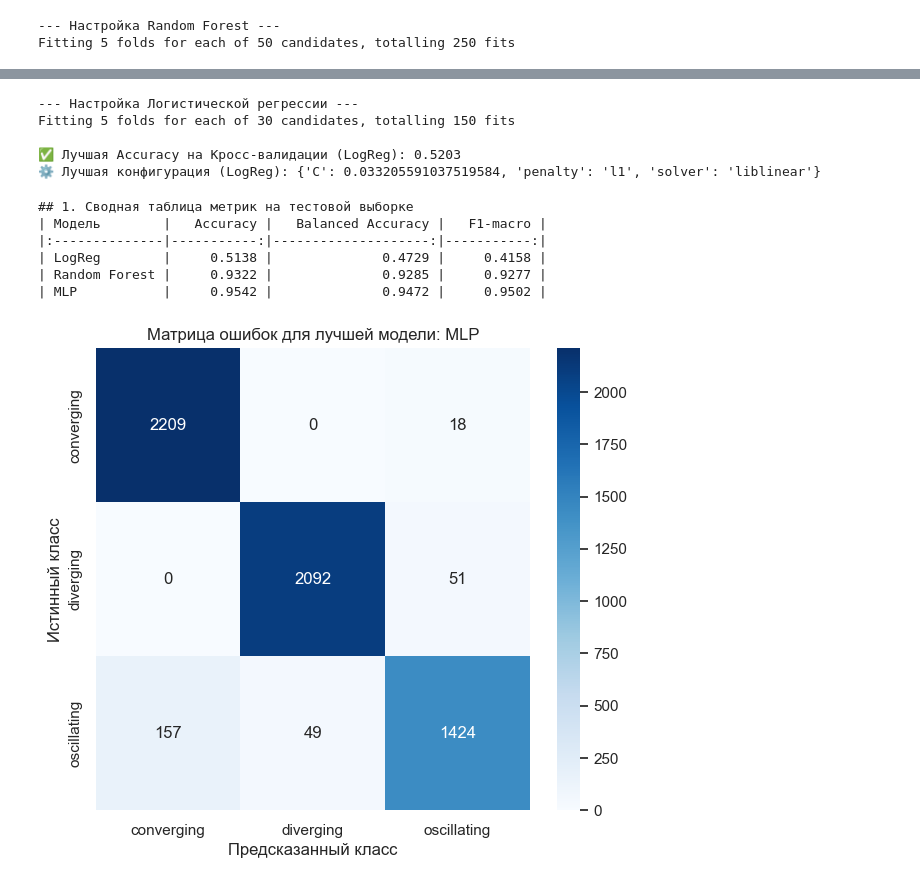
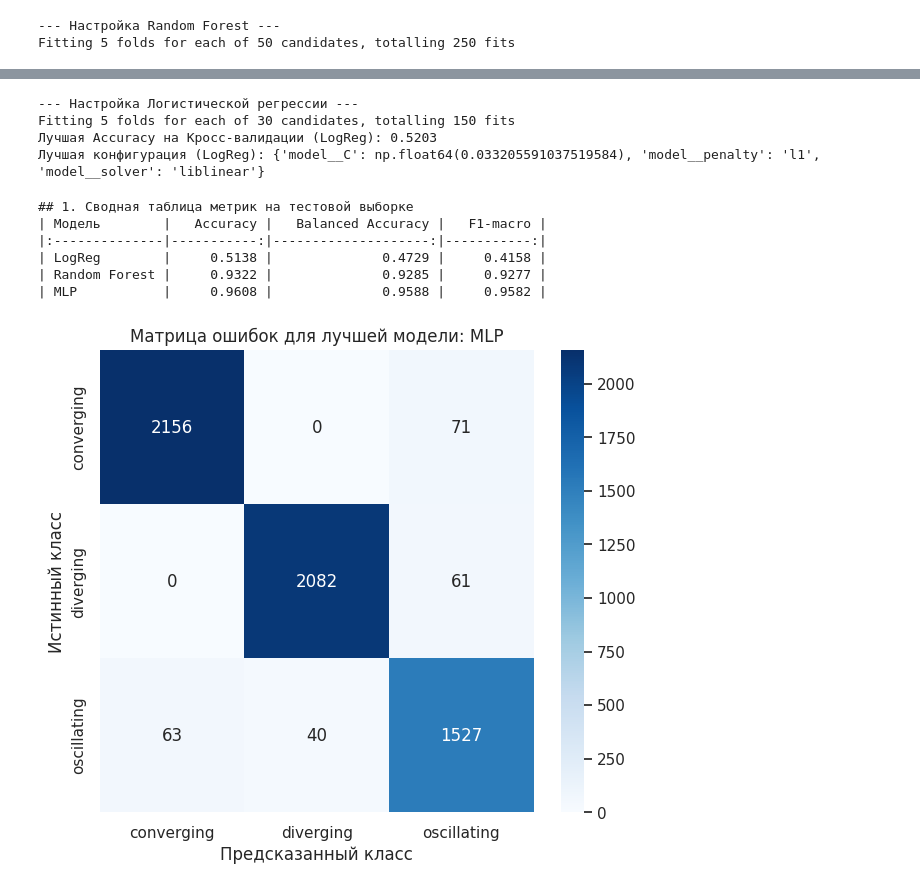
Before and after one commit to mika23252/ML_task, a Jupyter notebook: ml.ipynb, the cells around one changed output, grey strips where cells are left out. Drawn from its saved outputs; the diff is of its cells as text; code cells hidden in the pictures.

```diff
--- a/ml.ipynb
+++ b/ml.ipynb
@@ -269,7 +246,7 @@ rf_tuned = RandomizedSearchCV(
 )
 
 print("--- Настройка Random Forest ---")
-rf_tuned.fit(X_train_scaled, y_train)
+rf_tuned.fit(X_train, y_train)
 
 # Вывод лучших результатов
 best_rf_params = rf_tuned.best_params_
@@ -326,23 +325,24 @@ Fitting 5 folds for each of 30 candidates, totalling 150 fits
 # %%
-from sklearn.model_selection import RandomizedSearchCV, StratifiedKFold
-from scipy.stats import loguniform, uniform
-import numpy as np
-
-# Используем 5-кратную стратифицированную кросс-валидацию
-cv = StratifiedKFold(n_splits=5, shuffle=True, random_state=42)
+logreg_pipeline = Pipeline([
+    ("scaler", StandardScaler()),
+    ("model", LogisticRegression(
+        max_iter=1000,
+        random_state=42
+    ))
+])
 
 # Диапазоны гиперпараметров для Логистической регрессии
 param_dist_logreg = {
     # C (обратная сила регуляризации): ищем в логарифмическом масштабе,
     # так как важен порядок величины (от 0.001 до 100)
-    'C': loguniform(0.001, 100),
-    'penalty': ['l2', 'l1'], # L1 или L2 регуляризация
-    'solver': ['liblinear', 'saga'] # Поддерживают L1 и L2
+    'model__C': loguniform(0.001, 100),
+    'model__penalty': ['l2', 'l1'], # L1 или L2 регуляризация
+    'model__solver': ['liblinear', 'saga'] # Поддерживают L1 и L2
 }
 
 # Инициализация RandomizedSearchCV
 logreg_tuned = RandomizedSearchCV(
-    estimator=LogisticRegression(max_iter=1000, random_state=42),
+    estimator=logreg_pipeline,
     param_distributions=param_dist_logreg,
     n_iter=30, # Количество различных комбинаций для проверки
     cv=cv,
@@ -354,32 +354,31 @@ logreg_tuned = RandomizedSearchCV(
 
 print("--- Настройка Логистической регрессии ---")
 # Используем масштабированные данные
-logreg_tuned.fit(X_train_scaled, y_train)
+logreg_tuned.fit(X_train, y_train)
 
 # Вывод лучших результатов
 best_logreg_params = logreg_tuned.best_params_
 best_logreg_score = logreg_tuned.best_score_
 
-print(f"\n✅ Лучшая Accuracy на Кросс-валидации (LogReg): {best_logreg_score:.4f}")
-print(f"⚙️ Лучшая конфигурация (LogReg): {best_logreg_params}")
+print(f"Лучшая Accuracy на Кросс-валидации (LogReg): {best_logreg_score:.4f}")
+print(f"Лучшая конфигурация (LogReg): {best_logreg_params}")
 # %% [output]
 --- Настройка Логистической регрессии ---
 Fitting 5 folds for each of 30 candidates, totalling 150 fits
-
-✅ Лучшая Accuracy на Кросс-валидации (LogReg): 0.5203
-⚙️ Лучшая конфигурация (LogReg): {'C': 0.033205591037519584, 'penalty': 'l1', 'solver': 'liblinear'}
+Лучшая Accuracy на Кросс-валидации (LogReg): 0.5203
+Лучшая конфигурация (LogReg): {'model__C': np.float64(0.033205591037519584), 'model__penalty': 'l1', 'model__solver': 'liblinear'}
 # %%
 from sklearn.metrics import accuracy_score, balanced_accuracy_score, f1_score, confusion_matrix, classification_report
 
-BEST_RF_PARAMS = {'criterion': 'entropy', 'max_depth': 17, 'min_samples_leaf': 2, 'min_samples_split': 13, 'n_estimators': 211}
-BEST_MLP_PARAMS = {'activation': 'relu', 'alpha': 0.05477102793432797, 'hidden_layer_sizes': (53, 62), 'learning_rate_init': 0.004131329245555858, 'solver': 'adam'}
-BEST_LOGREG_PARAMS = {'C': 0.033205591037519584, 'penalty': 'l1', 'solver': 'liblinear'}
+# BEST_RF_PARAMS = {'criterion': 'entropy', 'max_depth': 17, 'min_samples_leaf': 2, 'min_samples_split': 13, 'n_estimators': 211}
+# BEST_MLP_PARAMS = {'activation': 'relu', 'alpha': 0.05477102793432797, 'hidden_layer_sizes': (49, 78), 'learning_rate_init': 0.004131329245555858, 'solver': 'adam'}
+# BEST_LOGREG_PARAMS = {'C': 0.033205591037519584, 'penalty': 'l1', 'solver': 'liblinear'}
 
 # Инициализация и обучение финальных моделей
 models = {
-    'LogReg': LogisticRegression(max_iter=1000, random_state=42, **BEST_LOGREG_PARAMS),
-    'Random Forest': RandomForestClassifier(random_state=42, n_jobs=-1, **BEST_RF_PARAMS),
-    'MLP': MLPClassifier(max_iter=500, random_state=42, **BEST_MLP_PARAMS)
+    'LogReg': logreg_tuned.best_estimator_,
+    'Random Forest': rf_tuned.best_estimator_,
+    'MLP': mlp_tuned.best_estimator_
 }
 
 # Словарь для хранения метрик
@@ -388,8 +387,7 @@ y_preds = {}
 
 # Обучение и оценка
 for name, model in models.items():
-    model.fit(X_train_scaled, y_train)
-    y_pred = model.predict(X_test_scaled)
+    y_pred = model.predict(X_test)
     y_preds[name] = y_pred
 
     final_metrics[name] = {
@@ -403,35 +401,35 @@ for name, model in models.items():
 metrics_df = pd.DataFrame({
     'Модель': final_metrics.keys(),
     'Accuracy': [m['Accuracy'] for m in final_metrics.values()],
     'Balanced Accuracy': [m['Balanced Accuracy'] for m in final_metrics.values()],
     'F1-macro': [m['F1-macro'] for m in final_metrics.values()]
 })
 
 print("## 1. Сводная таблица метрик на тестовой выборке")
 metrics_df['Accuracy'] = metrics_df['Accuracy'].map('{:.4f}'.format)
 metrics_df['Balanced Accuracy'] = metrics_df['Balanced Accuracy'].map('{:.4f}'.format)
 metrics_df['F1-macro'] = metrics_df['F1-macro'].map('{:.4f}'.format)
 print(metrics_df.to_markdown(index=False))
 
 # Визуализация Матриц ошибок (Confusion Matrix) для лучшей модели (напр., RF)
 best_model_name = metrics_df.loc[metrics_df['Accuracy'].astype(float).idxmax(), 'Модель']
 best_cm = final_metrics[best_model_name]['Confusion Matrix']
 
 plt.figure(figsize=(7, 6))
 sns.heatmap(best_cm, annot=True, fmt='d', cmap='Blues',
             xticklabels=le.classes_, yticklabels=le.classes_)
 plt.title(f'Матрица ошибок для лучшей модели: {best_model_name}')
 plt.xlabel('Предсказанный класс')
 plt.ylabel('Истинный класс')
 plt.show()
 # %% [output]
 ## 1. Сводная таблица метрик на тестовой выборке
 | Модель        |   Accuracy |   Balanced Accuracy |   F1-macro |
 |:--------------|-----------:|--------------------:|-----------:|
 | LogReg        |     0.5138 |              0.4729 |     0.4158 |
 | Random Forest |     0.9322 |              0.9285 |     0.9277 |
-| MLP           |     0.9542 |              0.9472 |     0.9502 |
+| MLP           |     0.9608 |              0.9588 |     0.9582 |
-[figure, old version]
+[figure, new version]
 # %%
 # Визуализация Матриц ошибок (Confusion Matrix) для лучшей модели (напр., RF)
 best_model_name = 'Random Forest'
```
Also changed, not shown: parts of 17 cells of this notebook.
